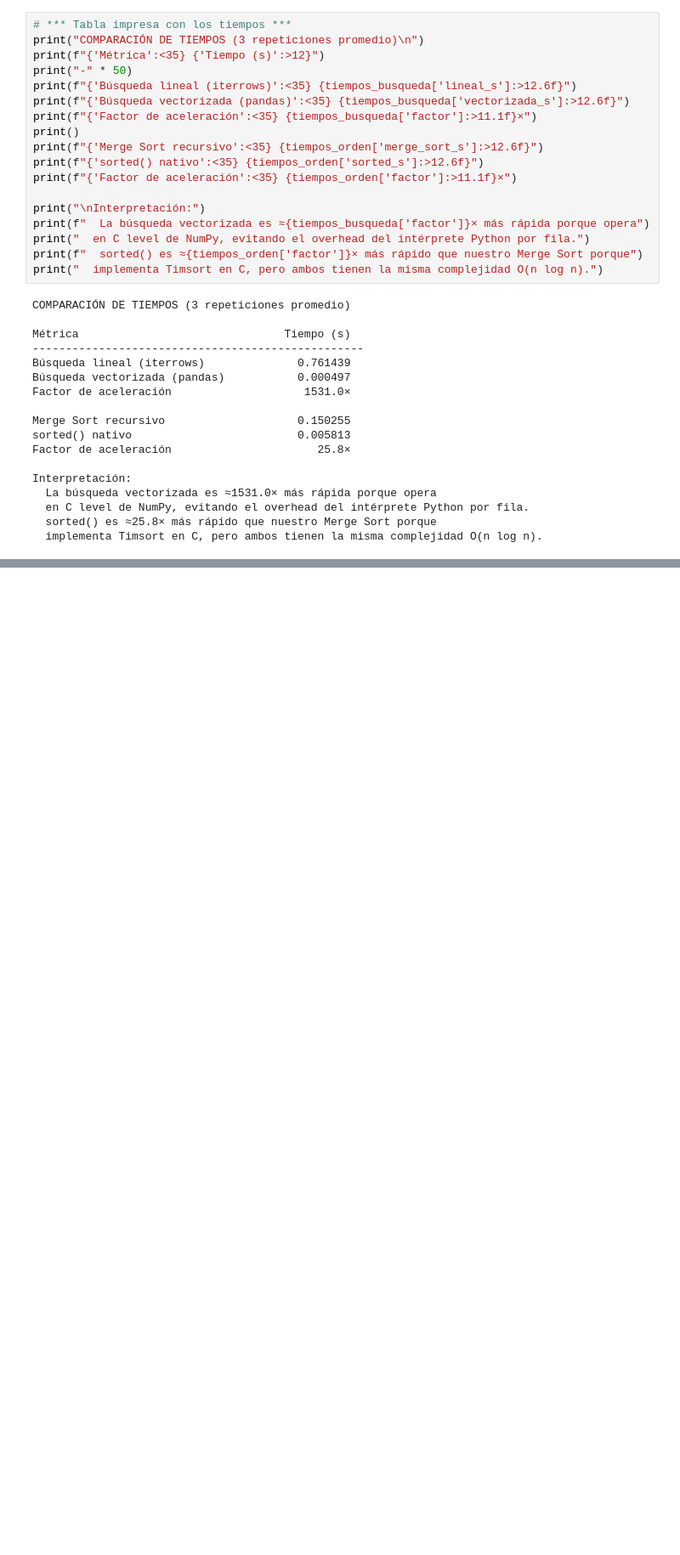
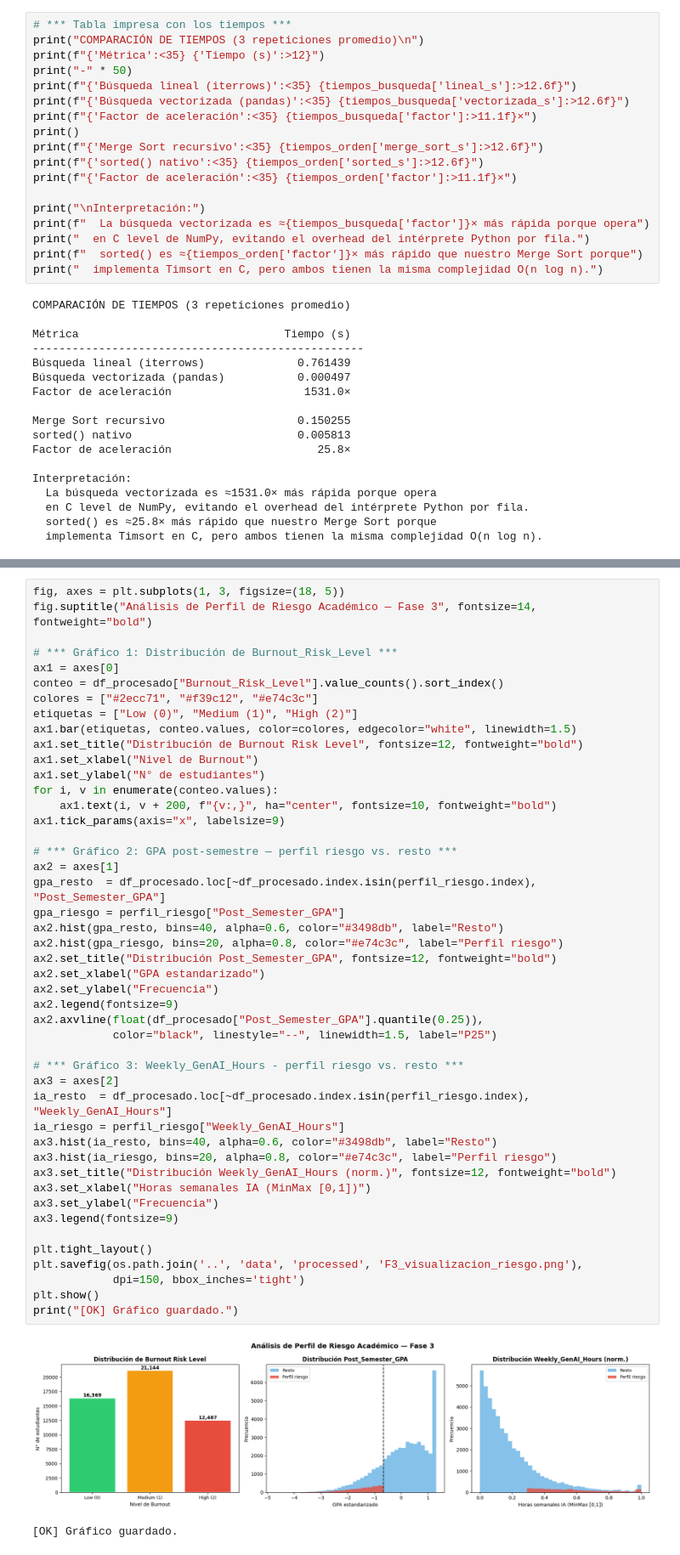
Before and after one commit to dark452/mcdi500_s1_grupo1, a Jupyter notebook: notebooks/F3_Rendimiento_POO.ipynb, the cells around one changed output, grey strips where cells are left out. Shown at 85% size. Saved outputs shown, nothing was run; the diff lists cells and outputs as text; blank space fills up the shorter version.

Commit message:
feat(F3_Rendimiento_POO): Se agrega sección visualización del análisis

```diff
--- a/notebooks/F3_Rendimiento_POO.ipynb
+++ b/notebooks/F3_Rendimiento_POO.ipynb
@@ -927,0 +932,49 @@ Interpretación:
+# %%
+fig, axes = plt.subplots(1, 3, figsize=(18, 5))
+fig.suptitle("Análisis de Perfil de Riesgo Académico — Fase 3", fontsize=14, fontweight="bold")
+
+# *** Gráfico 1: Distribución de Burnout_Risk_Level ***
+ax1 = axes[0]
+conteo = df_procesado["Burnout_Risk_Level"].value_counts().sort_index()
+colores = ["#2ecc71", "#f39c12", "#e74c3c"]
+etiquetas = ["Low (0)", "Medium (1)", "High (2)"]
+ax1.bar(etiquetas, conteo.values, color=colores, edgecolor="white", linewidth=1.5)
+ax1.set_title("Distribución de Burnout Risk Level", fontsize=12, fontweight="bold")
+ax1.set_xlabel("Nivel de Burnout")
+ax1.set_ylabel("N° de estudiantes")
+for i, v in enumerate(conteo.values):
+    ax1.text(i, v + 200, f"{v:,}", ha="center", fontsize=10, fontweight="bold")
+ax1.tick_params(axis="x", labelsize=9)
+
+# *** Gráfico 2: GPA post-semestre — perfil riesgo vs. resto ***
+ax2 = axes[1]
+gpa_resto  = df_procesado.loc[~df_procesado.index.isin(perfil_riesgo.index), "Post_Semester_GPA"]
+gpa_riesgo = perfil_riesgo["Post_Semester_GPA"]
+ax2.hist(gpa_resto, bins=40, alpha=0.6, color="#3498db", label="Resto")
+ax2.hist(gpa_riesgo, bins=20, alpha=0.8, color="#e74c3c", label="Perfil riesgo")
+ax2.set_title("Distribución Post_Semester_GPA", fontsize=12, fontweight="bold")
+ax2.set_xlabel("GPA estandarizado")
+ax2.set_ylabel("Frecuencia")
+ax2.legend(fontsize=9)
+ax2.axvline(float(df_procesado["Post_Semester_GPA"].quantile(0.25)),
+            color="black", linestyle="--", linewidth=1.5, label="P25")
+
+# *** Gráfico 3: Weekly_GenAI_Hours - perfil riesgo vs. resto ***
+ax3 = axes[2]
+ia_resto  = df_procesado.loc[~df_procesado.index.isin(perfil_riesgo.index), "Weekly_GenAI_Hours"]
+ia_riesgo = perfil_riesgo["Weekly_GenAI_Hours"]
+ax3.hist(ia_resto, bins=40, alpha=0.6, color="#3498db", label="Resto")
+ax3.hist(ia_riesgo, bins=20, alpha=0.8, color="#e74c3c", label="Perfil riesgo")
+ax3.set_title("Distribución Weekly_GenAI_Hours (norm.)", fontsize=12, fontweight="bold")
+ax3.set_xlabel("Horas semanales IA (MinMax [0,1])")
+ax3.set_ylabel("Frecuencia")
+ax3.legend(fontsize=9)
+
+plt.tight_layout()
+plt.savefig(os.path.join('..', 'data', 'processed', 'F3_visualizacion_riesgo.png'),
+            dpi=150, bbox_inches='tight')
+plt.show()
+print("[OK] Gráfico guardado.")
+# %% [output]
+[figure, added]
+[OK] Gráfico guardado.
```
Also changed, not shown: parts of 1 cell of this notebook, 2 other files.
